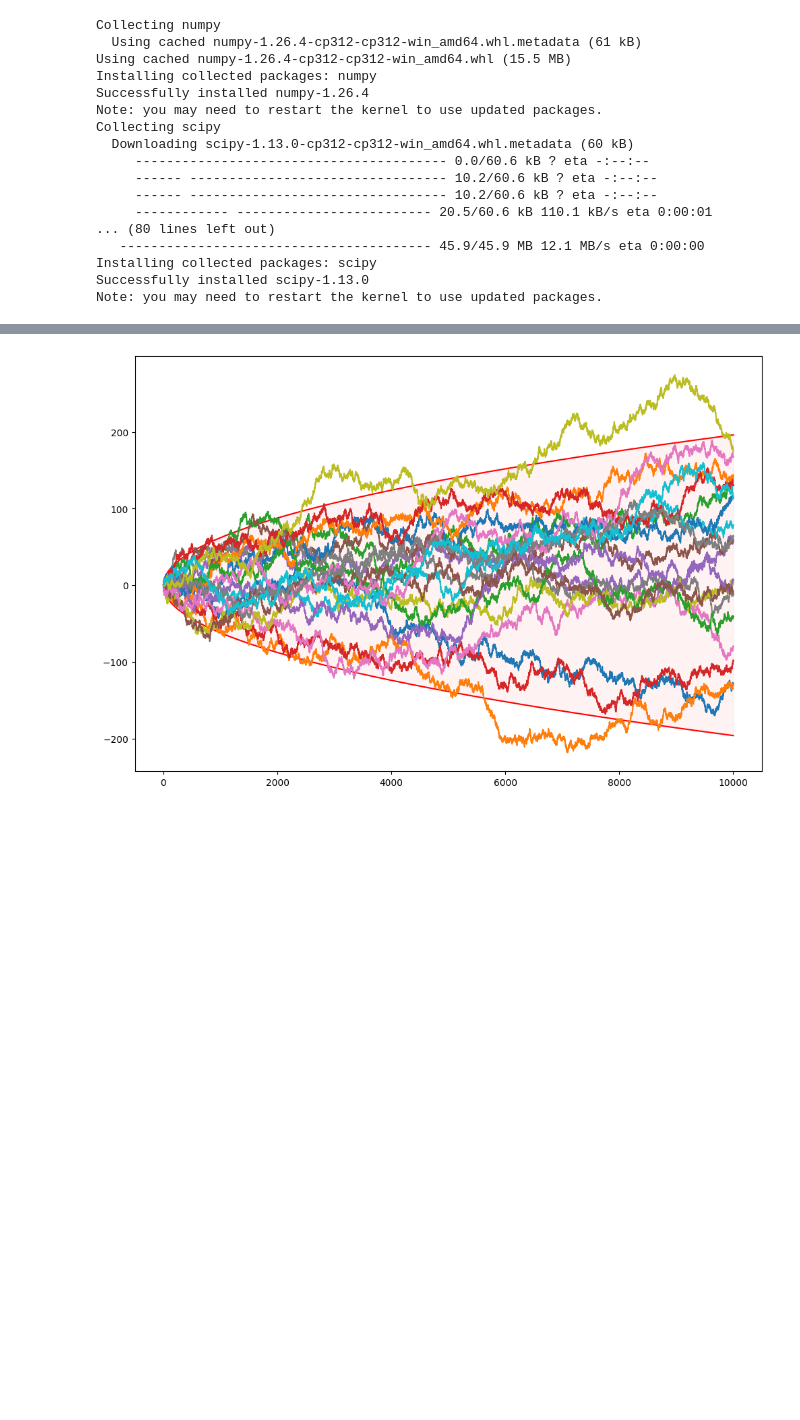
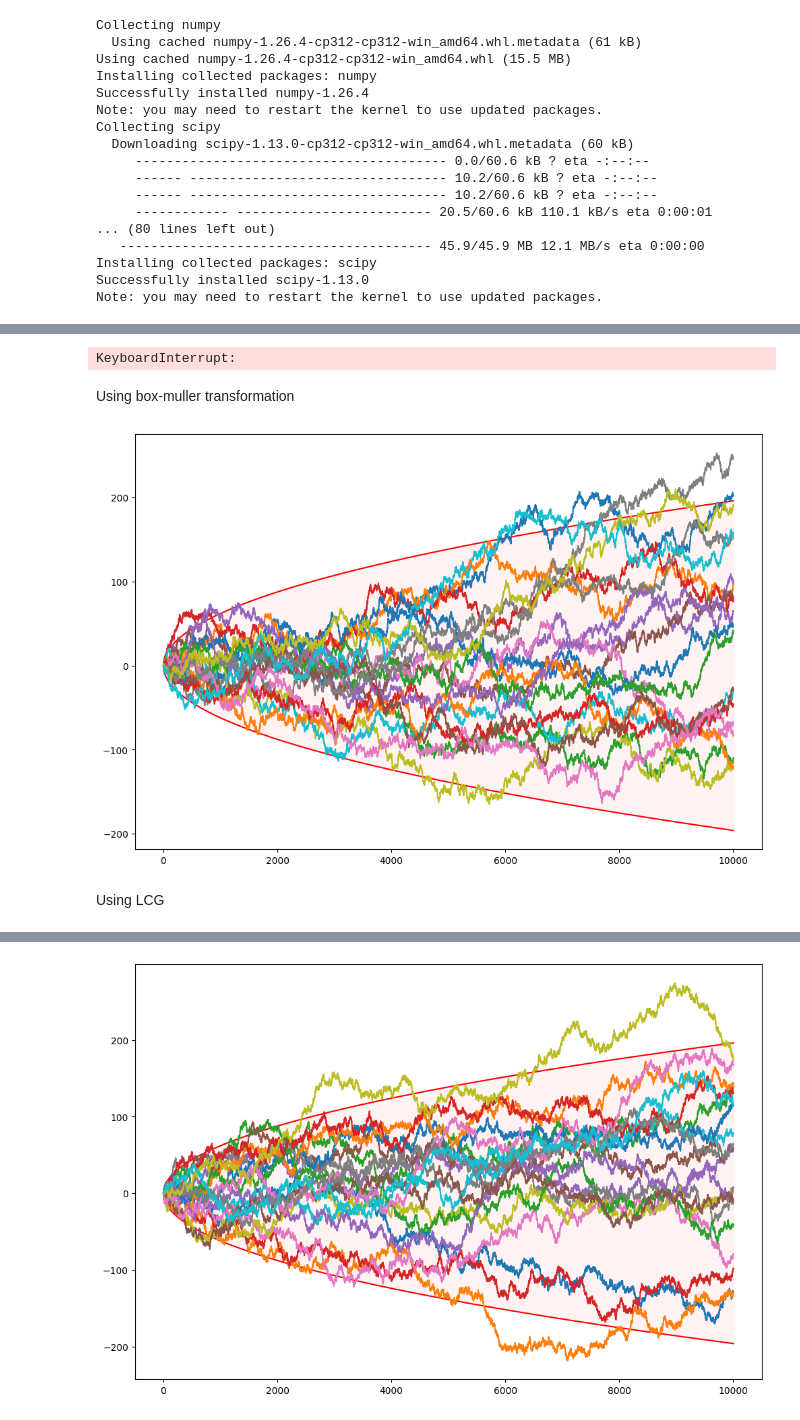
Before and after one commit to PutraAdam08/midterm-probstat, a Jupyter notebook: midterm.ipynb, the cells around one changed output, grey strips where cells are left out. Drawn from its saved outputs; the diff is of its cells as text; code cells hidden in the pictures; blank space fills up the shorter version.

Commit message:
Add box muller and inverse cdf

```diff
--- a/midterm.ipynb
+++ b/midterm.ipynb
@@ -76,0 +22,74 @@ Bernoulli random samples generated using inverse transform sampling: [1, 0, 0, 0
+# %%
+import numpy as np
+
+# Constants for the Ziggurat algorithm
+N_LAYERS = 256
+R = 3.442619855899
+V = 9.91256303526217e-3
+
+# Precomputed values for layers (base and height)
+X = np.zeros(N_LAYERS)
+Y = np.zeros(N_LAYERS)
+
+for i in range(N_LAYERS):
+    X[i] = R / V + i * V
+    Y[i] = np.exp(-0.5 * X[i] ** 2)
+
+def ziggurat_normal():
+    while True:
+        # Generate uniform random variables
+        U = np.random.rand()
+        i = int(U * N_LAYERS)
+        if i < N_LAYERS:
+            # Layer i: Generate sample using rejection sampling
+            Z = U * X[i]
+            if U < Y[i]:
+                return Z
+        else:
+            # Layer N_LAYERS: Generate sample directly
+            Z = -np.log(np.random.rand())
+            if np.random.rand() < 0.5:
+                return Z
+            else:
+                return -Z
+
+# Generate N samples from N(0, 1)
+N = 10000
+samples = [ziggurat_normal() for _ in range(N)]
+
+samples
+# %% [output]
+KeyboardInterrupt:
+# %% [markdown]
+Using box-muller transformation
+# %%
+import numpy as np
+
+U1 = np.random.rand(B, N)
+U2 = np.random.rand(B, N)
+
+Z0 = np.sqrt(-2 * np.log(U1)) * np.cos(2 * np.pi * U2)
+#Z1 = np.sqrt(-2 * np.log(U1)) * np.sin(2 * np.pi * U2)
+
+X = np.cumsum(Z0, axis=1)
+# %%
+import matplotlib.pyplot as plt
+%matplotlib inline
+
+plt.figure(figsize=(12, 8))
+
+nn = np.arange(1, N + 1)
+
+z = norm.ppf(0.975)
+plt.plot(nn, z * np.sqrt(nn), color='red')
+plt.plot(nn, -z * np.sqrt(nn), color='red')
+plt.fill_between(nn, z * np.sqrt(nn), -z * np.sqrt(nn), color='red', alpha=0.05)
+
+for b in range(B):
+    plt.plot(nn, X[b])
+
+plt.show()
+# %% [output]
+[figure, added]
+# %% [markdown]
+Using LCG
```
Also changed, not shown: parts of 9 cells of this notebook.
